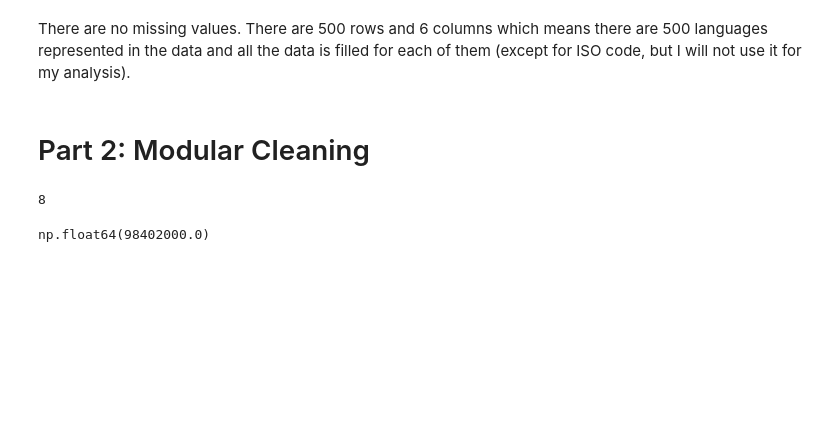
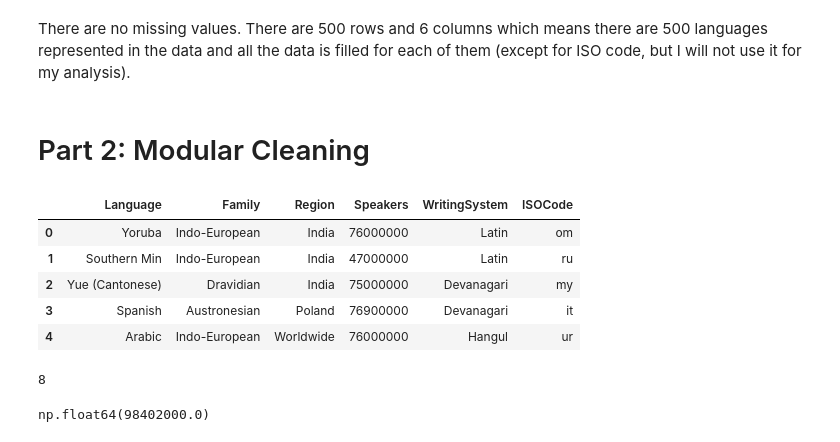
Before and after one commit to haleybriggssain/STA556-HW2, a Jupyter notebook: notebooks/homework2.ipynb, the cells around one changed output. Cells and saved outputs as stored; diff of their text form; code cells hidden in the pictures; blank space fills up the shorter version.

```diff
--- a/notebooks/homework2.ipynb
+++ b/notebooks/homework2.ipynb
@@ -38,21 +40,30 @@ There are no missing values. There are 500 rows and 6 columns which means there
 # %% [markdown]
 # Part 2: Modular Cleaning
 # %%
-def clean_columns(data):
+def clean_columns(data: pd.DataFrame) -> pd.DataFrame:
     """Get rid of spaces in the column names
 
     Parameters
     ---
-    data
+    data: DataFrame
         dataset
 
     Returns
     ---
     dataframe
-        dataframe with no spaces in the columns
+        dataframe of dataset with no spaces in the columns
 
     """
-    return data.columns.str.replace(' ', '')
+    data.columns = data.columns.str.replace(' ', '')
+    return data
 
-languages = clean_columns(languages)
+
+clean_columns(languages).head()
+# %% [output]
+|  | Language | Family | Region | Speakers | WritingSystem | ISOCode |
+| 0 | Yoruba | Indo-European | India | 76000000 | Latin | om |
+| 1 | Southern Min | Indo-European | India | 47000000 | Latin | ru |
+| 2 | Yue (Cantonese) | Dravidian | India | 75000000 | Devanagari | my |
+| 3 | Spanish | Austronesian | Poland | 76900000 | Devanagari | it |
+| 4 | Arabic | Indo-European | Worldwide | 76000000 | Hangul | ur |
 # %%
```
Also changed, not shown: parts of 11 cells of this notebook.
